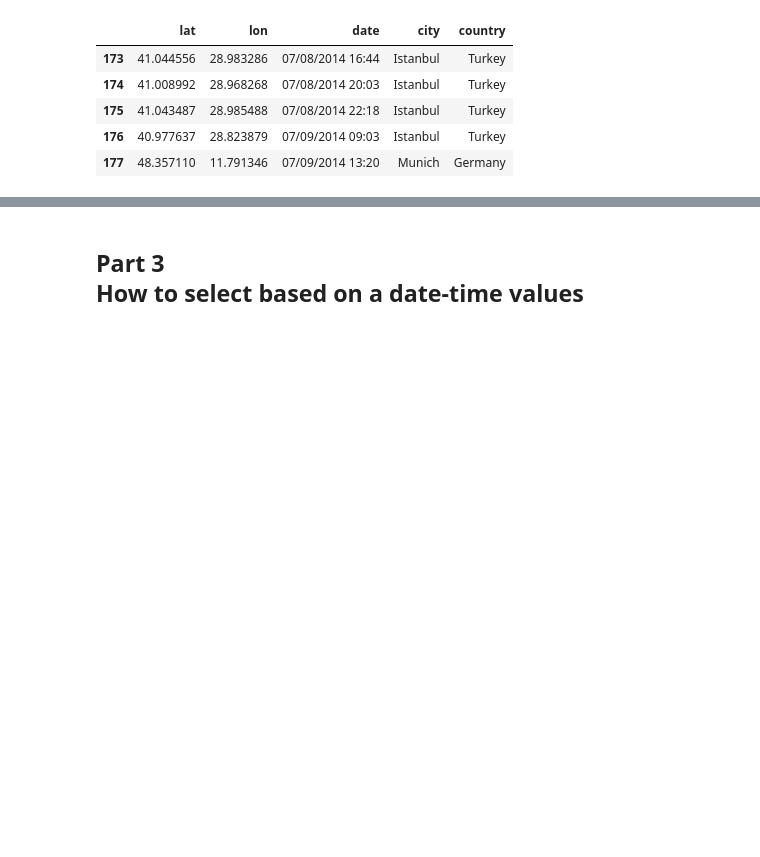
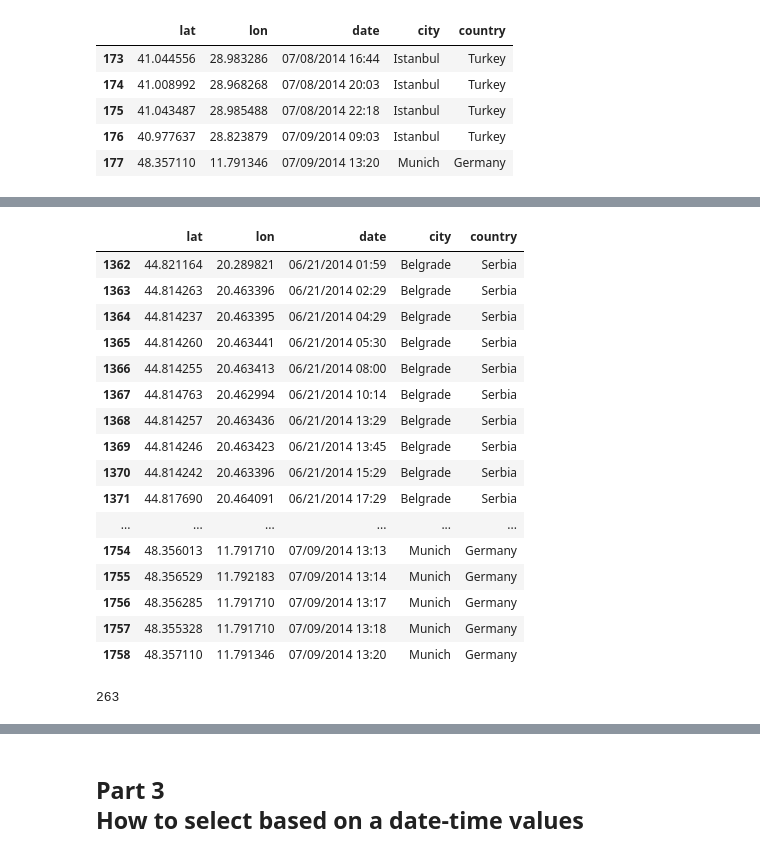
Before and after one commit to qszhao/PTUA2023, a Jupyter notebook: Lab05/Lab05_Pandas.ipynb, the cells around one changed output, grey strips where cells are left out. Saved outputs shown, nothing was run; the diff lists cells and outputs as text; code cells hidden in the pictures; blank space fills up the shorter version.

```diff
--- a/Lab05/Lab05_Pandas.ipynb
+++ b/Lab05/Lab05_Pandas.ipynb
@@ -64,6 +140,28 @@ df.tail()
 # %%
 # Q11: select rows where either the city is munich, or the country is serbia
+df[(df['city'] == 'Munich') | (df['country'] == 'Serbia')]
+# %% [output]
+|  | lat | lon | date | city | country |
+| 1362 | 44.821164 | 20.289821 | 06/21/2014 01:59 | Belgrade | Serbia |
+| 1363 | 44.814263 | 20.463396 | 06/21/2014 02:29 | Belgrade | Serbia |
+| 1364 | 44.814237 | 20.463395 | 06/21/2014 04:29 | Belgrade | Serbia |
+| 1365 | 44.814260 | 20.463441 | 06/21/2014 05:30 | Belgrade | Serbia |
+| 1366 | 44.814255 | 20.463413 | 06/21/2014 08:00 | Belgrade | Serbia |
+| 1367 | 44.814763 | 20.462994 | 06/21/2014 10:14 | Belgrade | Serbia |
+| 1368 | 44.814257 | 20.463436 | 06/21/2014 13:29 | Belgrade | Serbia |
+| 1369 | 44.814246 | 20.463423 | 06/21/2014 13:45 | Belgrade | Serbia |
+| 1370 | 44.814242 | 20.463396 | 06/21/2014 15:29 | Belgrade | Serbia |
+| 1371 | 44.817690 | 20.464091 | 06/21/2014 17:29 | Belgrade | Serbia |
+| ... | ... | ... | ... | ... | ... |
+| 1754 | 48.356013 | 11.791710 | 07/09/2014 13:13 | Munich | Germany |
+| 1755 | 48.356529 | 11.792183 | 07/09/2014 13:14 | Munich | Germany |
+| 1756 | 48.356285 | 11.791710 | 07/09/2014 13:17 | Munich | Germany |
+| 1757 | 48.355328 | 11.791710 | 07/09/2014 13:18 | Munich | Germany |
+| 1758 | 48.357110 | 11.791346 | 07/09/2014 13:20 | Munich | Germany |
 # %%
 # Q12: how many observations are west of the prime meridian?
+len(df[df['lon'] < 0])
+# %% [output]
+263
 # %%
 # Q13: get all rows that contain a city that starts with the letter G
```
Also changed, not shown: parts of 17 cells of this notebook.
